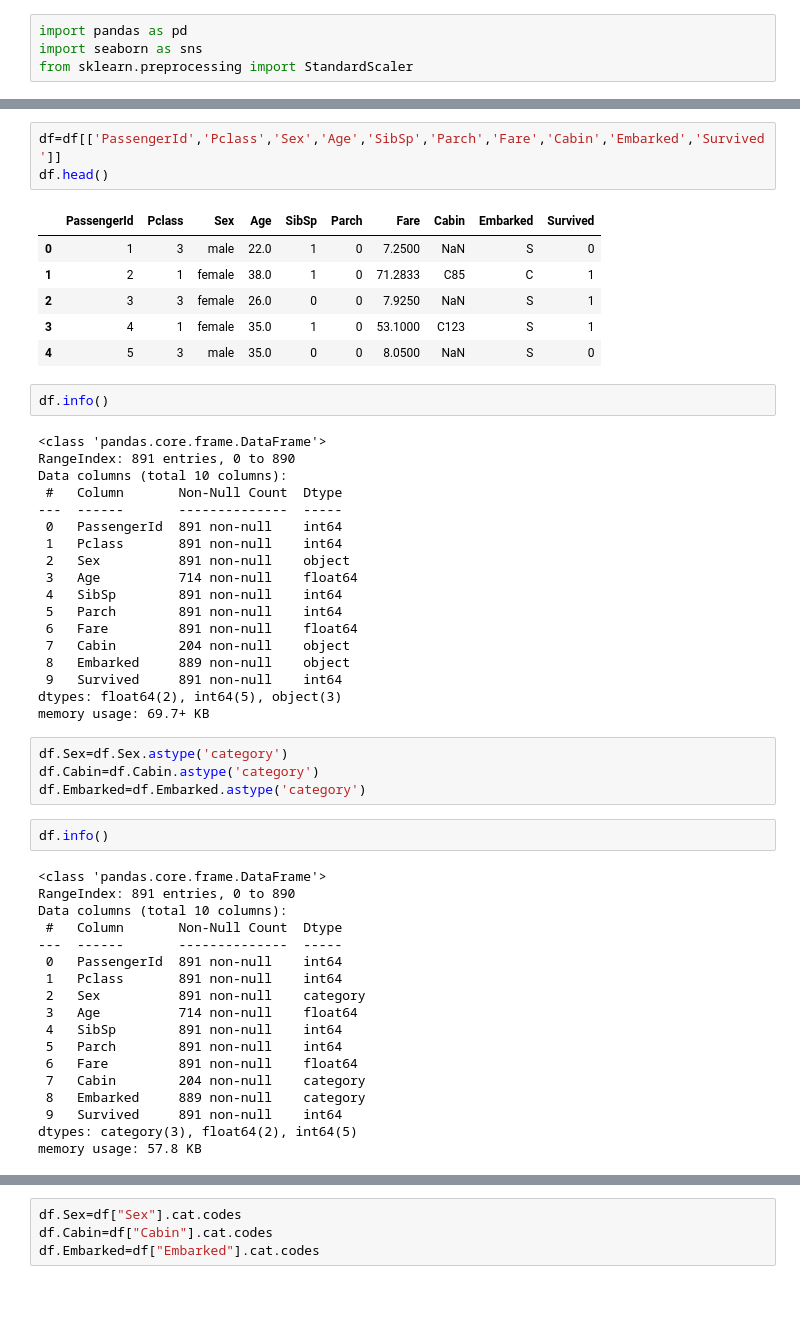
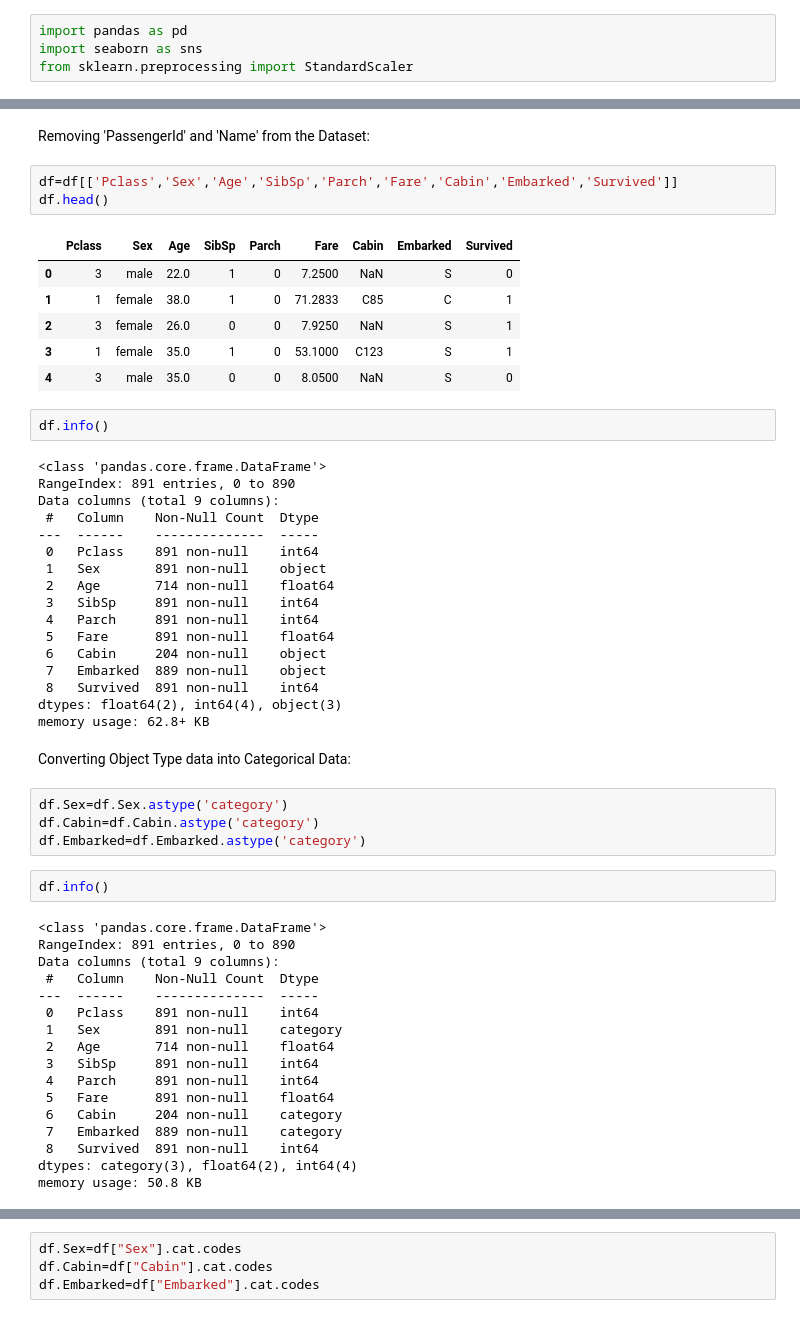
Before and after one commit to Riddhick/Machine-Learning, a Jupyter notebook: Titanic Dataset/KNN.ipynb, the cells around one changed output, grey strips where cells are left out. Drawn from its saved outputs; the diff is of its cells as text.

```diff
--- a/Titanic Dataset/KNN.ipynb
+++ b/Titanic Dataset/KNN.ipynb
@@ -12,36 +12,39 @@ df.head()
 | 2 | 3 | 1 | 3 | Heikkinen, Miss. Laina | female | 26.0 | 0 | 0 | STON/O2. 3101282 | 7.9250 | ... |
 | 3 | 4 | 1 | 1 | Futrelle, Mrs. Jacques Heath (Lil... | female | 35.0 | 1 | 0 | 113803 | 53.1000 | ... |
 | 4 | 5 | 0 | 3 | Allen, Mr. William Henry | male | 35.0 | 0 | 0 | 373450 | 8.0500 | ... |
+# %% [markdown]
+Removing 'PassengerId' and 'Name' from the Dataset:
 # %%
-df=df[['PassengerId','Pclass','Sex','Age','SibSp','Parch','Fare','Cabin','Embarked','Survived']]
+df=df[['Pclass','Sex','Age','SibSp','Parch','Fare','Cabin','Embarked','Survived']]
 df.head()
 # %% [output]
-|  | PassengerId | Pclass | Sex | Age | SibSp | Parch | Fare | Cabin | Embarked | Survived |
-| 0 | 1 | 3 | male | 22.0 | 1 | 0 | 7.2500 | NaN | S | 0 |
-| 1 | 2 | 1 | female | 38.0 | 1 | 0 | 71.2833 | C85 | C | 1 |
-| 2 | 3 | 3 | female | 26.0 | 0 | 0 | 7.9250 | NaN | S | 1 |
-| 3 | 4 | 1 | female | 35.0 | 1 | 0 | 53.1000 | C123 | S | 1 |
-| 4 | 5 | 3 | male | 35.0 | 0 | 0 | 8.0500 | NaN | S | 0 |
+|  | Pclass | Sex | Age | SibSp | Parch | Fare | Cabin | Embarked | Survived |
+| 0 | 3 | male | 22.0 | 1 | 0 | 7.2500 | NaN | S | 0 |
+| 1 | 1 | female | 38.0 | 1 | 0 | 71.2833 | C85 | C | 1 |
+| 2 | 3 | female | 26.0 | 0 | 0 | 7.9250 | NaN | S | 1 |
+| 3 | 1 | female | 35.0 | 1 | 0 | 53.1000 | C123 | S | 1 |
+| 4 | 3 | male | 35.0 | 0 | 0 | 8.0500 | NaN | S | 0 |
 # %%
 df.info()
 # %% [output]
 <class 'pandas.core.frame.DataFrame'>
 RangeIndex: 891 entries, 0 to 890
-Data columns (total 10 columns):
- #   Column       Non-Null Count  Dtype
----  ------       --------------  -----
- 0   PassengerId  891 non-null    int64
- 1   Pclass       891 non-null    int64
- 2   Sex          891 non-null    object
- 3   Age          714 non-null    float64
- 4   SibSp        891 non-null    int64
- 5   Parch        891 non-null    int64
- 6   Fare         891 non-null    float64
- 7   Cabin        204 non-null    object
- 8   Embarked     889 non-null    object
- 9   Survived     891 non-null    int64
-dtypes: float64(2), int64(5), object(3)
-memory usage: 69.7+ KB
+Data columns (total 9 columns):
+ #   Column    Non-Null Count  Dtype
+---  ------    --------------  -----
+ 0   Pclass    891 non-null    int64
+ 1   Sex       891 non-null    object
+ 2   Age       714 non-null    float64
+ 3   SibSp     891 non-null    int64
+ 4   Parch     891 non-null    int64
+ 5   Fare      891 non-null    float64
+ 6   Cabin     204 non-null    object
+ 7   Embarked  889 non-null    object
+ 8   Survived  891 non-null    int64
+dtypes: float64(2), int64(4), object(3)
+memory usage: 62.8+ KB
+# %% [markdown]
+Converting Object Type data into Categorical Data:
 # %%
 df.Sex=df.Sex.astype('category')
 df.Cabin=df.Cabin.astype('category')
@@ -51,18 +54,17 @@ df.info()
 # %% [output]
 <class 'pandas.core.frame.DataFrame'>
 RangeIndex: 891 entries, 0 to 890
-Data columns (total 10 columns):
- #   Column       Non-Null Count  Dtype
----  ------       --------------  -----
- 0   PassengerId  891 non-null    int64
- 1   Pclass       891 non-null    int64
- 2   Sex          891 non-null    category
- 3   Age          714 non-null    float64
- 4   SibSp        891 non-null    int64
- 5   Parch        891 non-null    int64
- 6   Fare         891 non-null    float64
- 7   Cabin        204 non-null    category
- 8   Embarked     889 non-null    category
- 9   Survived     891 non-null    int64
-dtypes: category(3), float64(2), int64(5)
-memory usage: 57.8 KB
+Data columns (total 9 columns):
+ #   Column    Non-Null Count  Dtype
+---  ------    --------------  -----
+ 0   Pclass    891 non-null    int64
+ 1   Sex       891 non-null    category
+ 2   Age       714 non-null    float64
+ 3   SibSp     891 non-null    int64
+ 4   Parch     891 non-null    int64
+ 5   Fare      891 non-null    float64
+ 6   Cabin     204 non-null    category
+ 7   Embarked  889 non-null    category
+ 8   Survived  891 non-null    int64
+dtypes: category(3), float64(2), int64(4)
+memory usage: 50.8 KB
```
Also changed, not shown: parts of 22 cells of this notebook, 1 other file.
